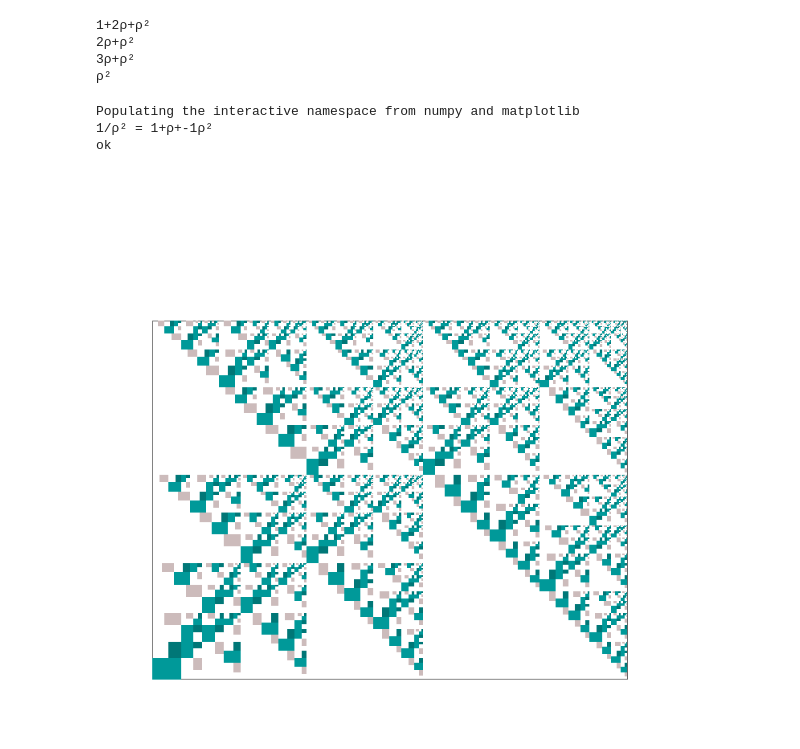
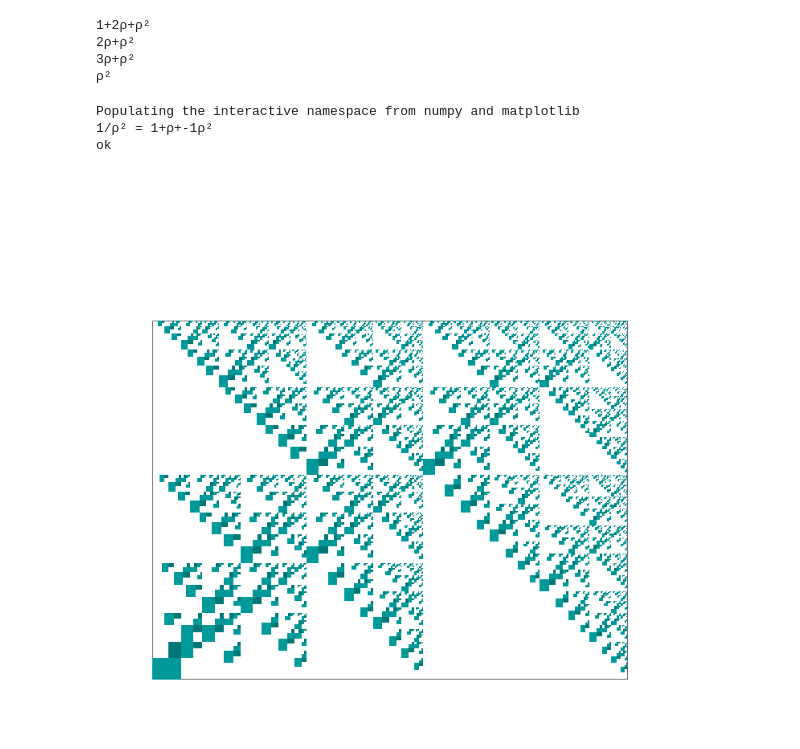
Before and after one commit to vorth/ipython, a Jupyter notebook: PlasticNumbers.ipynb, the cells around one changed output. Cells and saved outputs as stored; diff of their text form; code cells hidden in the pictures.

```diff
--- a/PlasticNumbers.ipynb
+++ b/PlasticNumbers.ipynb
@@ -215,7 +229,7 @@ def cut1( ax, vertices, depth ):
     if depth > 0:
         cut1( ax, ( v1, v4, v6, v5 ), depth-1 )
         cut1( ax, ( v7, v8, v3, v6 ), depth-1 )
-        cut2( ax, ( v5, v2, v8, v7 ), depth-2 )
+        cut2( ax, ( v5, v2, v8, v7 ), depth-1 )
     else:
         rect( ax, ( v5, v6, v4, v1 ), '#009999' )
         rect( ax, ( v7, v8, v3, v6 ), '#007777' )
@@ -230,32 +244,32 @@ def cut2( ax, vertices, depth ):
     #line( ax, v5, v6 )
     #line( ax, v7, v8 )
     if depth > 0:
         cut1( ax, ( v9, v6, v3, v8 ), depth-1 )
         #cut1( ax, ( v7, v9, v5, v1 ), depth-1 )
         cut2( ax, ( v7, v9, v6, v4 ), depth-2 )
         cut2( ax, ( v5, v2, v8, v9 ), depth-2 )
     #else:
         #rect( ax, ( v6, v9, v8, v3 ), '#ccbbbb' )
         #rect( ax, ( v1, v5, v9, v7 ), '#003333' )
 
 
 
 fig = plt.figure(figsize=(12,12))
 ax = fig.add_subplot(111)
 v1, v2, v3, v4 = initialRect
 line( ax, v1, v2 )
 line( ax, v2, v3 )
 line( ax, v3, v4 )
 line( ax, v4, v1 )
 cut1( ax, initialRect, 9 )
 ax.set_xlim(-0.1,1.4)
 ax.set_ylim(-0.1,1.4)
 ax.axis('off')
-#fig.savefig("order7demo.svg")
+#fig.savefig( "plasticFractal-01.png" )
 
 print( "ok" )
 # %% [output]
 Populating the interactive namespace from numpy and matplotlib
 1/ρ² = 1+ρ+-1ρ²
 ok
-[figure, old version]
+[figure, new version]
```
Also changed, not shown: parts of 2 cells of this notebook, 1 other file.
